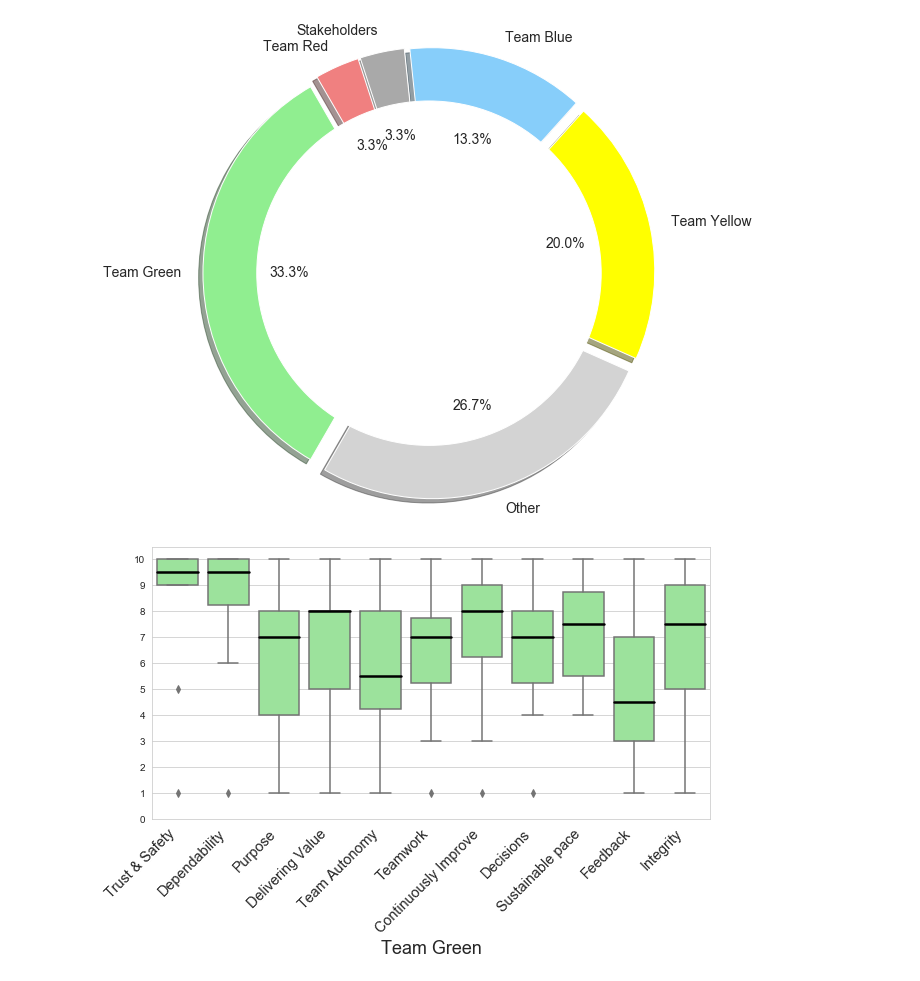
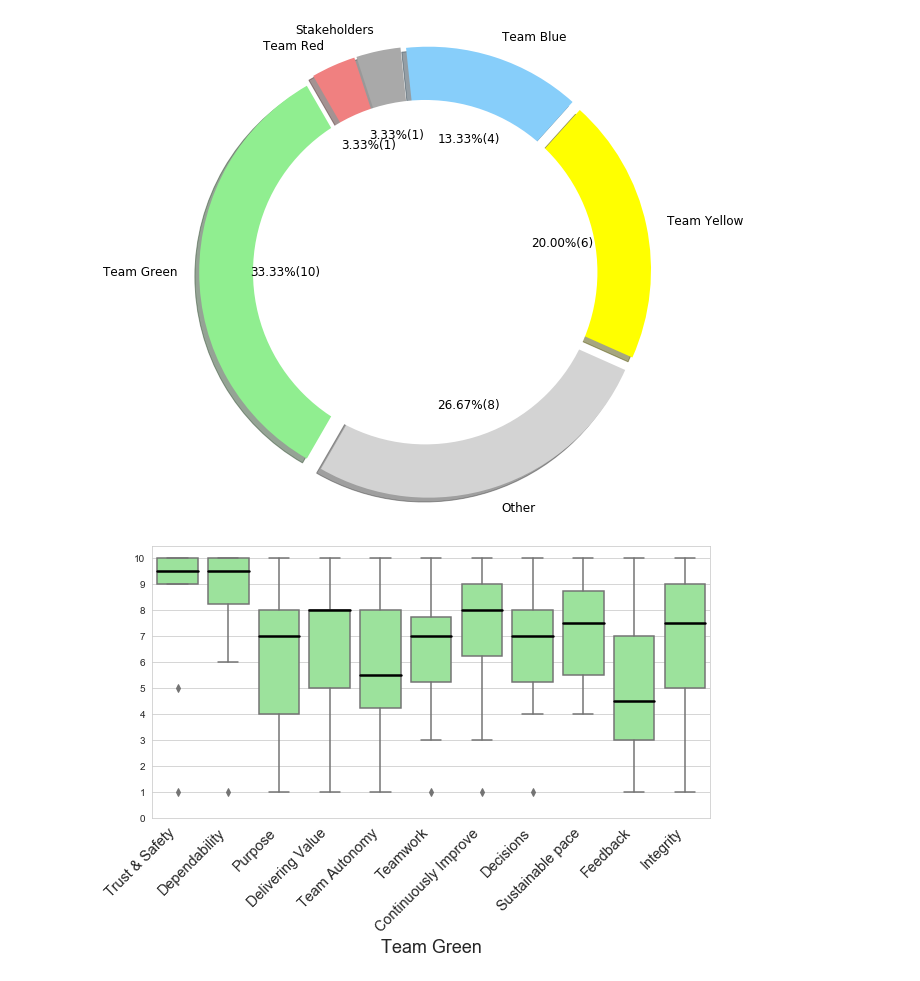
Before and after one commit to marisly/stats, a Jupyter notebook: charts.ipynb, the cells around one changed output. Cells and saved outputs as stored; diff of their text form; code cells hidden in the pictures.

Commit message:
value counts added to pie chart

```diff
--- a/charts.ipynb
+++ b/charts.ipynb
@@ -10,27 +10,27 @@ df_full = pd.read_csv('mShop 2020.2 Health Check (Responses) - Form responses 1.
 # %%
 df = df_full.drop(['Timestamp','One most important thing you want to improve as soon as possible'], axis=1)
 
 teams = df['Select your team'].value_counts()
 plt.figure(figsize=(9,9))
-
 colors = {'Team Blue':'lightskyblue', 'Team Yellow':'yellow',  'Team Green':'lightgreen', 'Team Red':'lightcoral','Stakeholders':'darkgrey', 'Other':'lightgrey'}
 
 colors_inv = [colors[x] for x in teams.index]
 
 explode = (0.05, 0.05, 0.05, 0.05, 0.05, 0.05)
 
-plt.pie(teams, autopct='%1.1f%%',labels=teams.index, colors=colors_inv,explode=explode, shadow=True, startangle=120,textprops={'fontsize': 14})
+plt.pie(teams, autopct=lambda p: '{:.2f}%({:.0f})'.format(p,(p/100)*teams.sum()), labels=teams.index, colors=colors_inv,explode=explode, shadow=True, startangle=120,textprops={'fontsize': 12})
+
 plt.axis('equal')
 
 centre_circle = plt.Circle((0,0),0.80,fc='white')
 fig = plt.gcf()
 fig.gca().add_artist(centre_circle)
 
 # plt.tight_layout()
 plt.ylabel("")
 plt.savefig('results_2020.2/piechart.png', bbox_inches='tight')
 # %% [output]
-[figure, old version]
+[figure, new version]
 # %%
 
 for team in teams.index:
```
Also changed, not shown: parts of 1 cell of this notebook.
